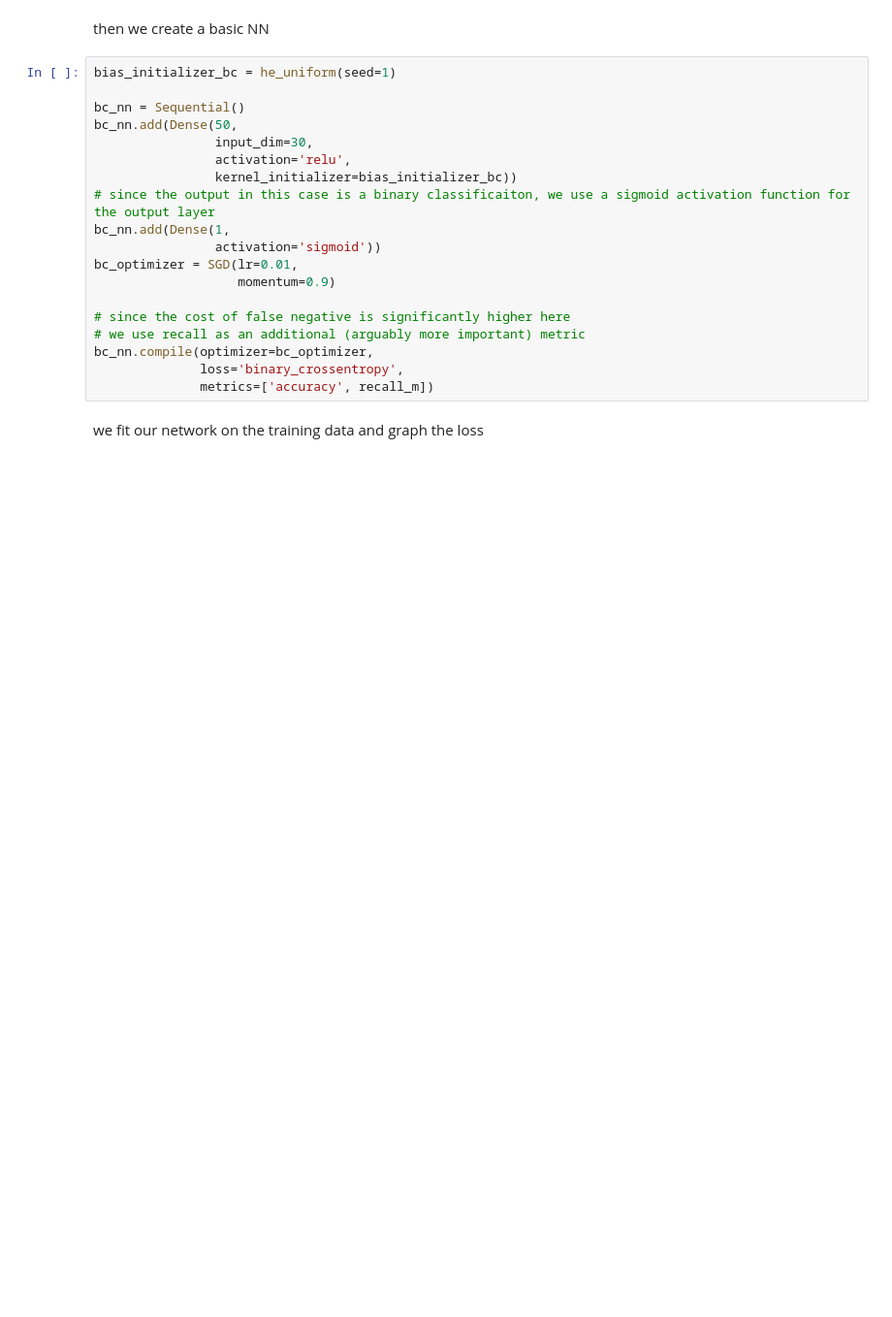
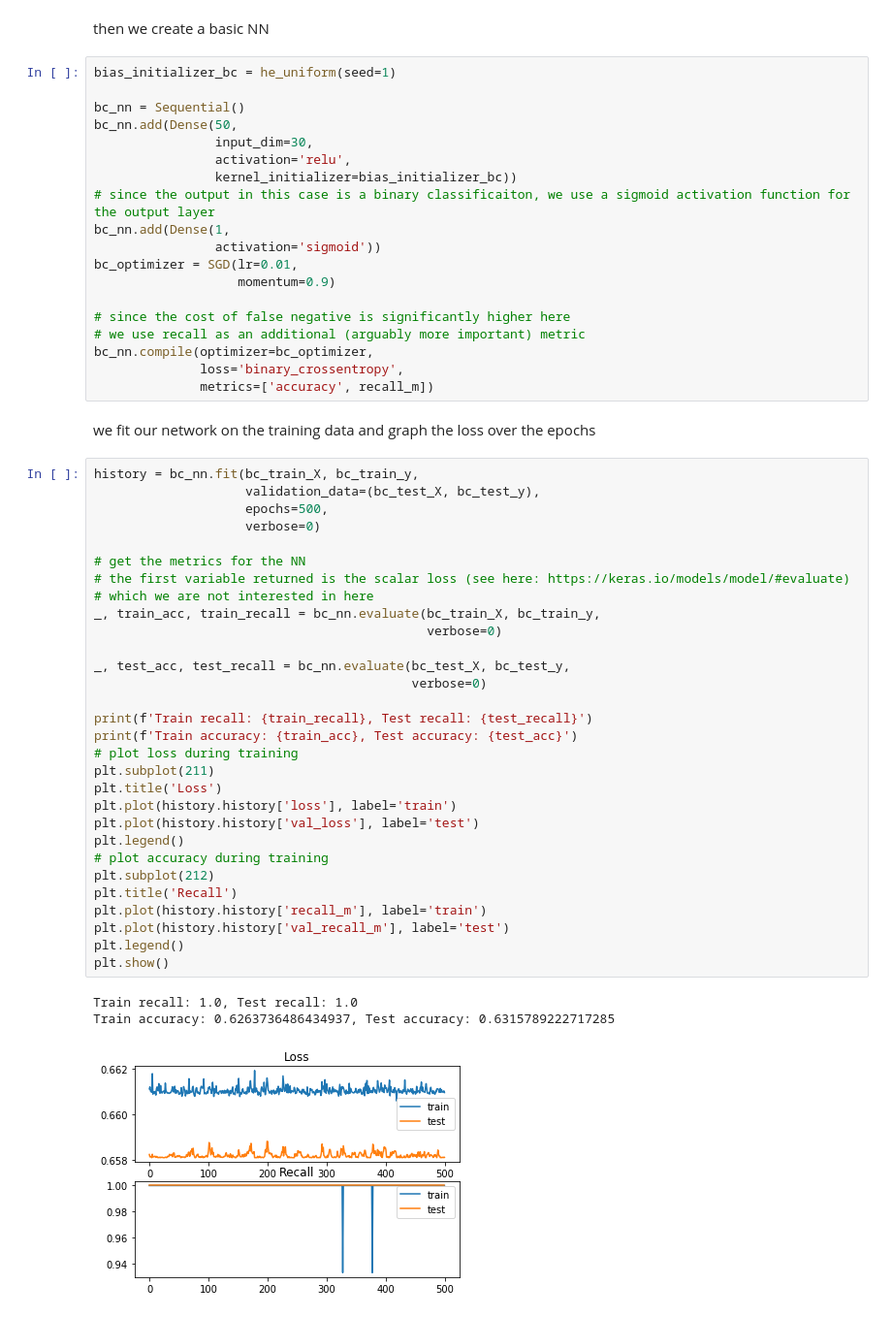
Before and after one commit to PaulBFB/neural_networks_functions, a Jupyter notebook: loss_functions_graphical.ipynb, the cells around one changed output. Shown: that part at 97% size. Saved outputs shown, nothing was run; the diff lists cells and outputs as text; blank space fills up the shorter version.

Commit message:
modified: graphed BCE - started notes for HL

```diff
--- a/loss_functions_graphical.ipynb
+++ b/loss_functions_graphical.ipynb
@@ -189,4 +189,38 @@ bc_nn.compile(optimizer=bc_optimizer,
               loss='binary_crossentropy',
               metrics=['accuracy', recall_m])
 # %% [markdown]
-we fit our network on the training data and graph the loss
+we fit our network on the training data and graph the loss over the epochs
+# %%
+history = bc_nn.fit(bc_train_X, bc_train_y,
+                    validation_data=(bc_test_X, bc_test_y),
+                    epochs=500,
+                    verbose=0)
+
+# get the metrics for the NN
+# the first variable returned is the scalar loss (see here: https://keras.io/models/model/#evaluate)
+# which we are not interested in here
+_, train_acc, train_recall = bc_nn.evaluate(bc_train_X, bc_train_y,
+                                            verbose=0)
+
+_, test_acc, test_recall = bc_nn.evaluate(bc_test_X, bc_test_y,
+                                          verbose=0)
+
+print(f'Train recall: {train_recall}, Test recall: {test_recall}')
+print(f'Train accuracy: {train_acc}, Test accuracy: {test_acc}')
+# plot loss during training
+plt.subplot(211)
+plt.title('Loss')
+plt.plot(history.history['loss'], label='train')
+plt.plot(history.history['val_loss'], label='test')
+plt.legend()
+# plot accuracy during training
+plt.subplot(212)
+plt.title('Recall')
+plt.plot(history.history['recall_m'], label='train')
+plt.plot(history.history['val_recall_m'], label='test')
+plt.legend()
+plt.show()
+# %% [output]
+Train recall: 1.0, Test recall: 1.0
+Train accuracy: 0.6263736486434937, Test accuracy: 0.6315789222717285
+[figure, added]
```
Also changed, not shown: parts of 1 cell of this notebook.
